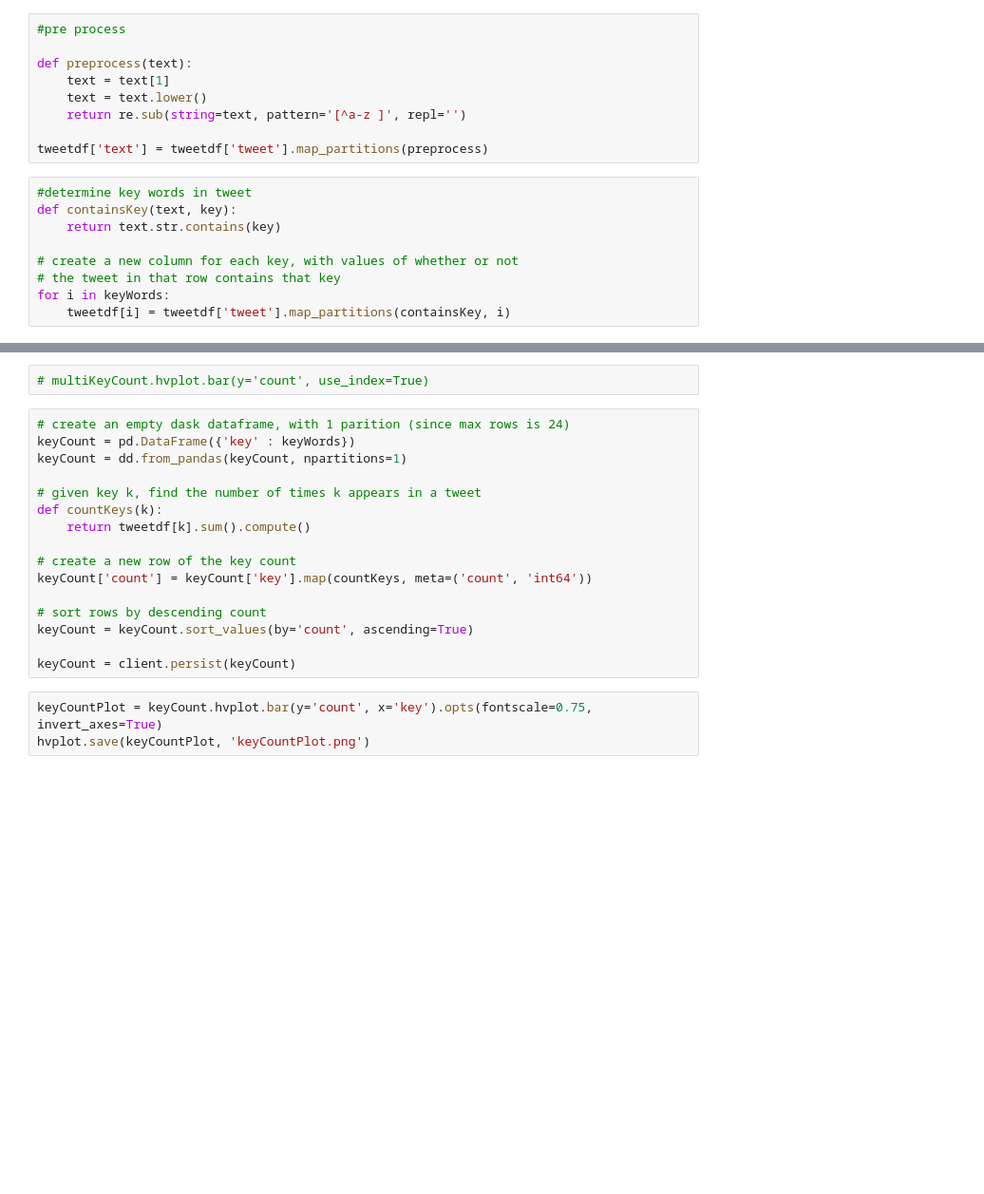
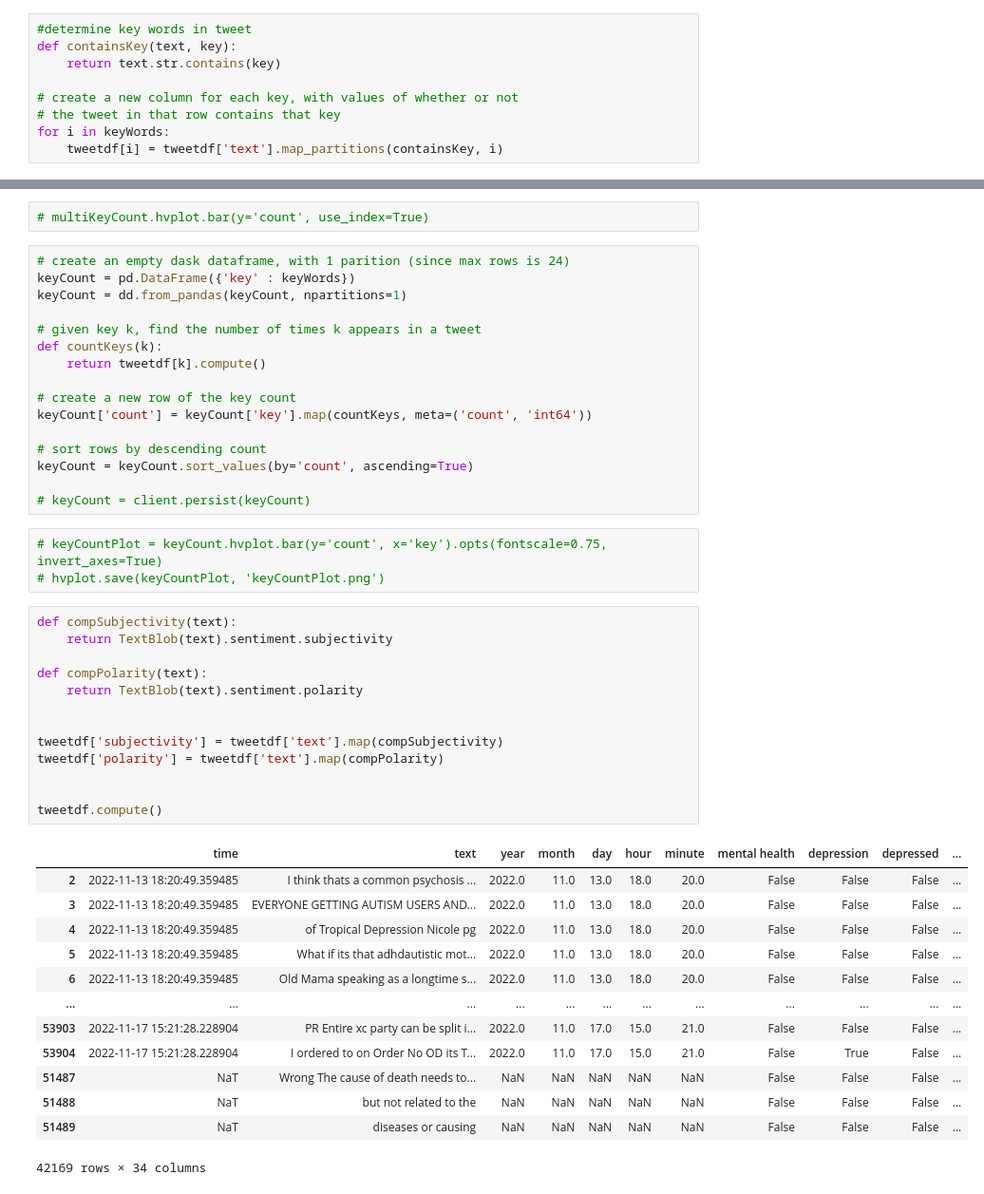
Before and after one commit to ddattero/BigDataFinalProject, a Jupyter notebook: twit_analysis.ipynb, the cells around one changed output, grey strips where cells are left out. Shown at 95% size. Drawn from its saved outputs; the diff is of its cells as text; blank space fills up the shorter version.

Commit message:
sentiment analysis
completed sentiment analysis
graph dataframe

```diff
--- a/twit_analysis.ipynb
+++ b/twit_analysis.ipynb
@@ -100,15 +129,6 @@ countdf['ts_display'] = countdf['month'].astype('str') + '/' + countdf['day'].as
 # countdf = client.persist(countdf)
 # %%
 # countdf.hvplot(x='ts_display', y='count').opts(xrotation=90, fontscale=0.5)
-# %%
-#pre process
-
-def preprocess(text):
-    text = text[1]
-    text = text.lower()
-    return re.sub(string=text, pattern='[^a-z ]', repl='')
-
-tweetdf['text'] = tweetdf['tweet'].map_partitions(preprocess)
 # %%
 #determine key words in tweet
 def containsKey(text, key):
@@ -117,7 +137,7 @@ def containsKey(text, key):
 # create a new column for each key, with values of whether or not
 # the tweet in that row contains that key
 for i in keyWords:
-    tweetdf[i] = tweetdf['tweet'].map_partitions(containsKey, i)
+    tweetdf[i] = tweetdf['text'].map_partitions(containsKey, i)
 # %%
 #count tweets each keyword appears in
 #if a tweet contains multiple keywords, then they are added
@@ -151,7 +171,7 @@ keyCount = dd.from_pandas(keyCount, npartitions=1)
 
 # given key k, find the number of times k appears in a tweet
 def countKeys(k):
-    return tweetdf[k].sum().compute()
+    return tweetdf[k].compute()
 
 # create a new row of the key count
 keyCount['count'] = keyCount['key'].map(countKeys, meta=('count', 'int64'))
@@ -159,7 +179,34 @@ keyCount['count'] = keyCount['key'].map(countKeys, meta=('count', 'int64'))
 # sort rows by descending count
 keyCount = keyCount.sort_values(by='count', ascending=True)
 
-keyCount = client.persist(keyCount)
+# keyCount = client.persist(keyCount)
 # %%
-keyCountPlot = keyCount.hvplot.bar(y='count', x='key').opts(fontscale=0.75, invert_axes=True)
-hvplot.save(keyCountPlot, 'keyCountPlot.png')
+# keyCountPlot = keyCount.hvplot.bar(y='count', x='key').opts(fontscale=0.75, invert_axes=True)
+# hvplot.save(keyCountPlot, 'keyCountPlot.png')
+# %%
+def compSubjectivity(text):
+    return TextBlob(text).sentiment.subjectivity
+
+def compPolarity(text):
+    return TextBlob(text).sentiment.polarity
+
+
+tweetdf['subjectivity'] = tweetdf['text'].map(compSubjectivity)
+tweetdf['polarity'] = tweetdf['text'].map(compPolarity)
+
+
+tweetdf.compute()
+# %% [output]
+|  | time | text | year | month | day | hour | minute | mental health | depression | depressed | ... |
+| 2 | 2022-11-13 18:20:49.359485 | I think thats a common psychosis ... | 2022.0 | 11.0 | 13.0 | 18.0 | 20.0 | False | False | False | ... |
+| 3 | 2022-11-13 18:20:49.359485 | EVERYONE GETTING AUTISM USERS AND... | 2022.0 | 11.0 | 13.0 | 18.0 | 20.0 | False | False | False | ... |
+| 4 | 2022-11-13 18:20:49.359485 | of Tropical Depression Nicole pg | 2022.0 | 11.0 | 13.0 | 18.0 | 20.0 | False | False | False | ... |
+| 5 | 2022-11-13 18:20:49.359485 | What if its that adhdautistic mot... | 2022.0 | 11.0 | 13.0 | 18.0 | 20.0 | False | False | False | ... |
+| 6 | 2022-11-13 18:20:49.359485 | Old Mama speaking as a longtime s... | 2022.0 | 11.0 | 13.0 | 18.0 | 20.0 | False | False | False | ... |
+| ... | ... | ... | ... | ... | ... | ... | ... | ... | ... | ... | ... |
+| 53903 | 2022-11-17 15:21:28.228904 | PR Entire xc party can be split i... | 2022.0 | 11.0 | 17.0 | 15.0 | 21.0 | False | False | False | ... |
+| 53904 | 2022-11-17 15:21:28.228904 | I ordered to on Order No OD its T... | 2022.0 | 11.0 | 17.0 | 15.0 | 21.0 | False | True | False | ... |
+| 51487 | NaT | Wrong The cause of death needs to... | NaN | NaN | NaN | NaN | NaN | False | False | False | ... |
+| 51488 | NaT | but not related to the | NaN | NaN | NaN | NaN | NaN | False | False | False | ... |
+| 51489 | NaT | diseases or causing | NaN | NaN | NaN | NaN | NaN | False | False | False | ... |
+42169 rows × 34 columns
```
Also changed, not shown: parts of 3 cells of this notebook, 22 other files.
